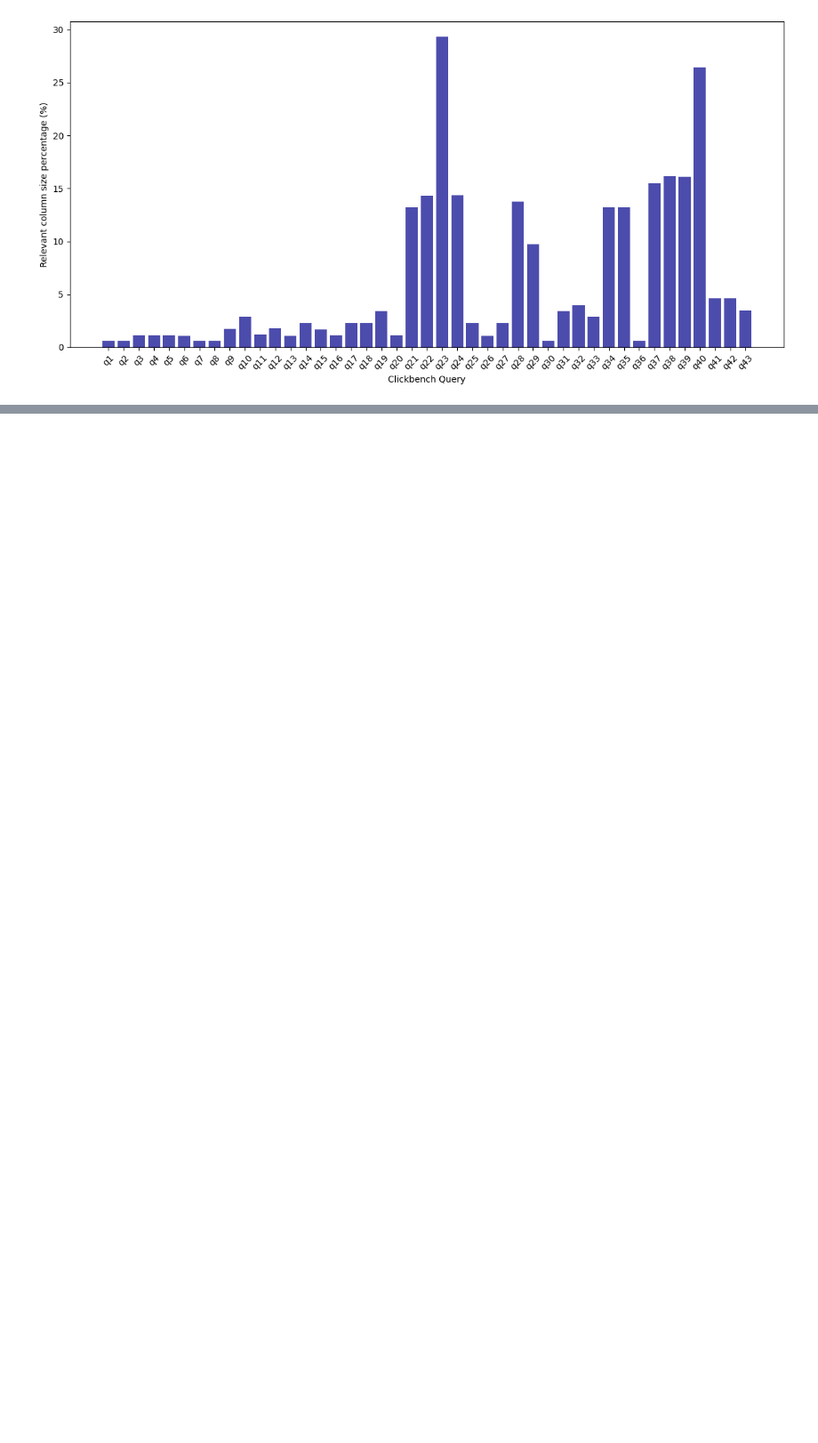
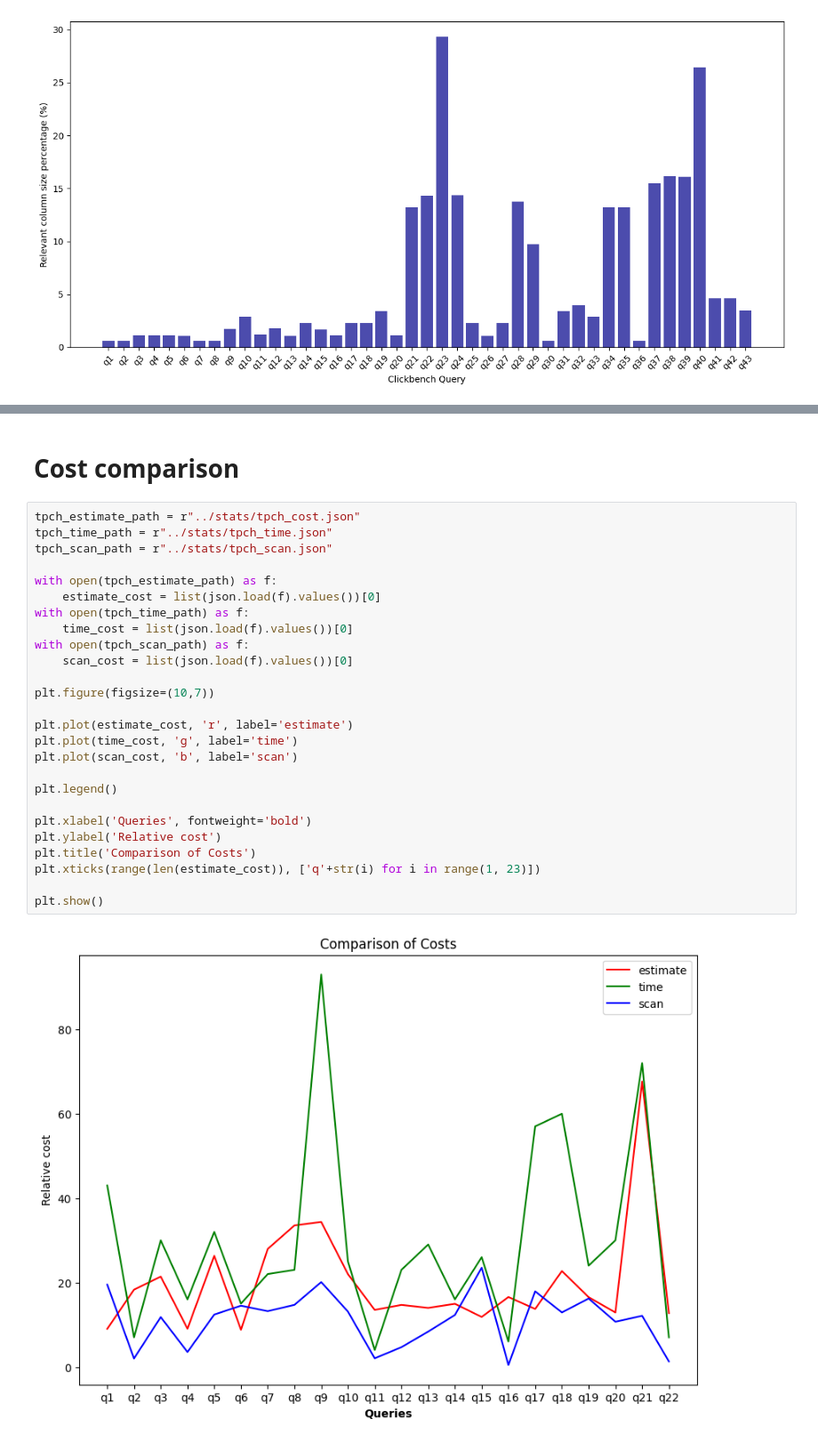
Before and after one commit to pixelsdb/pixels, a Jupyter notebook: pixels-amphi/pixels-amphi-worker/benchmark/scripts/visualize.ipynb, the cells around one changed output, grey strips where cells are left out. Shown: that part at 89% size. Cells and saved outputs as stored; diff of their text form; blank space fills up the shorter version.

```diff
--- a/pixels-amphi/pixels-amphi-worker/benchmark/scripts/visualize.ipynb
+++ b/pixels-amphi/pixels-amphi-worker/benchmark/scripts/visualize.ipynb
@@ -100,0 +102,30 @@ plt.show()
+# %% [markdown]
+# Cost comparison
+# %%
+tpch_estimate_path = r"../stats/tpch_cost.json"
+tpch_time_path = r"../stats/tpch_time.json"
+tpch_scan_path = r"../stats/tpch_scan.json"
+
+with open(tpch_estimate_path) as f:
+    estimate_cost = list(json.load(f).values())[0]
+with open(tpch_time_path) as f:
+    time_cost = list(json.load(f).values())[0]
+with open(tpch_scan_path) as f:
+    scan_cost = list(json.load(f).values())[0]
+
+plt.figure(figsize=(10,7))
+
+plt.plot(estimate_cost, 'r', label='estimate')
+plt.plot(time_cost, 'g', label='time')
+plt.plot(scan_cost, 'b', label='scan')
+
+plt.legend()
+
+plt.xlabel('Queries', fontweight='bold')
+plt.ylabel('Relative cost')
+plt.title('Comparison of Costs')
+plt.xticks(range(len(estimate_cost)), ['q'+str(i) for i in range(1, 23)])
+
+plt.show()
+# %% [output]
+[figure, added]
```
Also changed, not shown: parts of 2 cells of this notebook, 5 other files.
